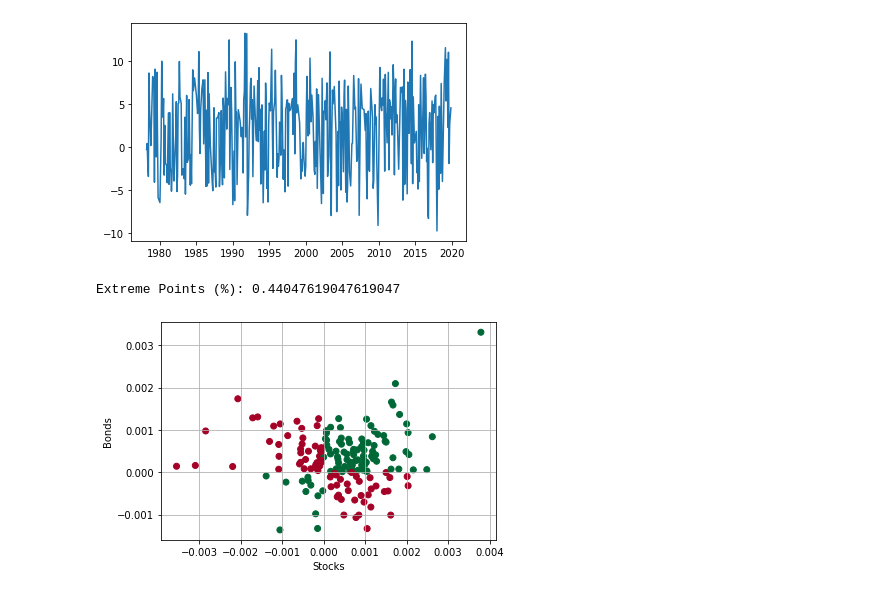
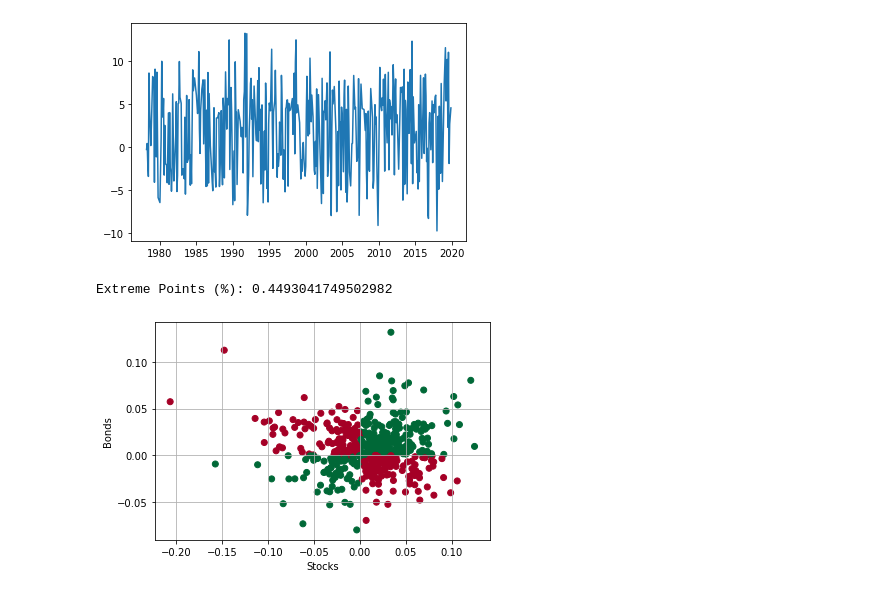
Before and after one commit to mkosik89/Springboard, a Jupyter notebook: Capstone_2/Data/EDA.ipynb, the cells around one changed output. Drawn from its saved outputs; the diff is of its cells as text; code cells hidden in the pictures.

```diff
--- a/Capstone_2/Data/EDA.ipynb
+++ b/Capstone_2/Data/EDA.ipynb
@@ -245,28 +245,28 @@ plt.plot(df_opt.sharpe*np.sqrt(252))
 [figure]
 # %%
 out = []
-n_months = 3
+n_months = 1
 dt_start = responses.index.min() + pd.offsets.MonthBegin(0)
 dt_stop = responses.index.max()
 
 while dt_start<dt_stop:
     d2 = dt_start + relativedelta(months= n_months)
     d = responses.loc[dt_start:d2]
-    if len(d)>20:    #set min values for month to count
-        r1 = d.iloc[:,0].mean()
-        r2 = d.iloc[:,1].mean()
-        out.append((r1,r2))
+    if len(d)>15:    #set min values for month to count
+        r1 = d.iloc[:,0].sum() #mean
+        r2 = d.iloc[:,1].sum()
+        out.append((dt_start,r1,r2))
         dt_start = d2
     else:
         dt_start = d2
 
-r1,r2 = zip(*out)
-good = np.array(out)[:,0]*np.array(out)[:,1]>0
+d2,r1,r2 = zip(*out)
+good = np.array(out)[:,1]*np.array(out)[:,2]>0
 plt.scatter(r1,r2,c=good,cmap='RdYlGn')
 plt.grid(True)
 plt.xlabel('Stocks')
 plt.ylabel('Bonds')
 print('Extreme Points (%): {}'.format(1-good.mean()))
 # %% [output]
-Extreme Points (%): 0.44047619047619047
+Extreme Points (%): 0.4493041749502982
-[figure, old version]
+[figure, new version]
```
Also changed, not shown: parts of 5 cells of this notebook, 10 other files.
